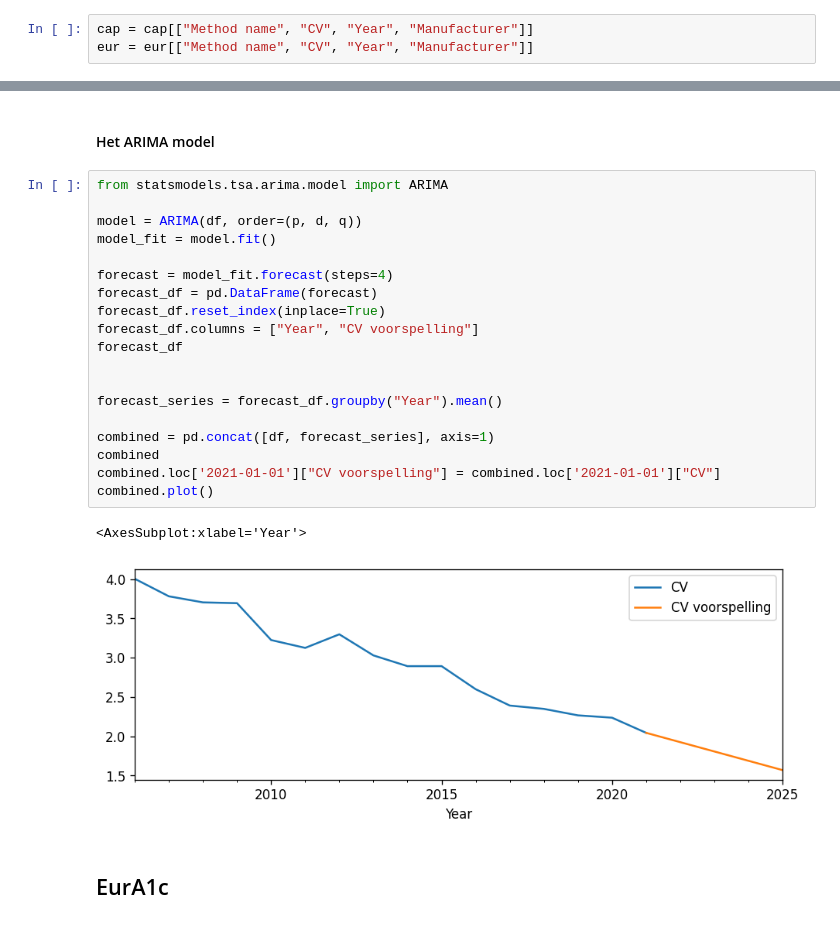
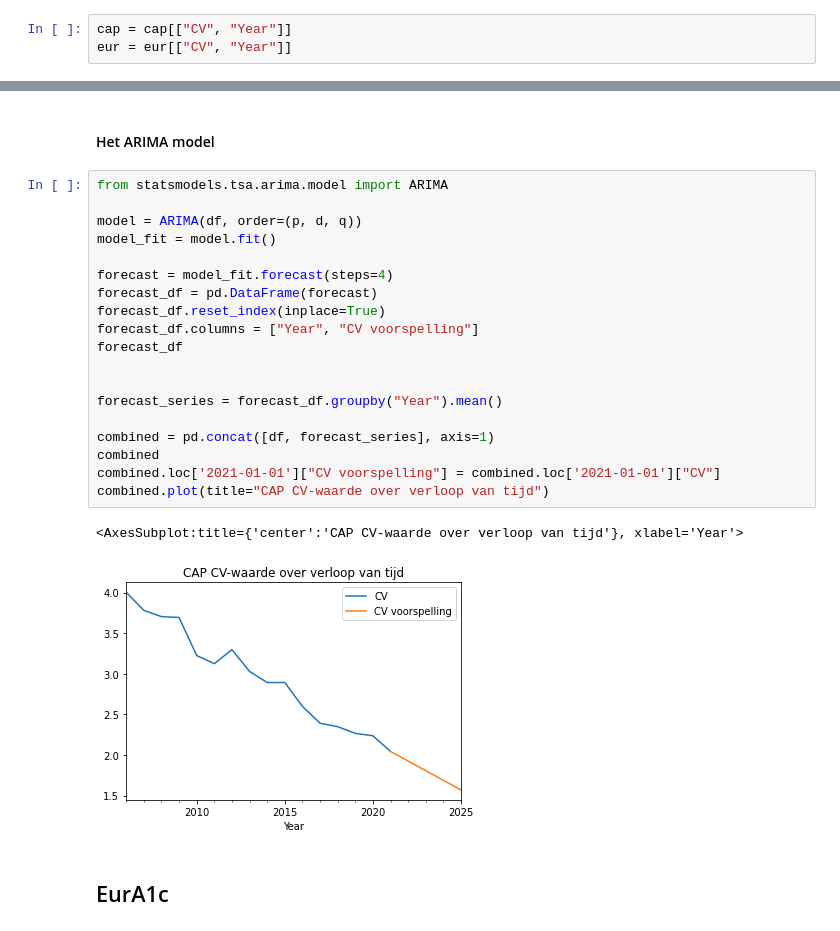
Before and after one commit to DSa-HbA1c/Predictions, a Jupyter notebook: cv-regression-sebas.ipynb, the cells around one changed output, grey strips where cells are left out. Cells and saved outputs as stored; diff of their text form.

```diff
--- a/cv-regression-sebas.ipynb
+++ b/cv-regression-sebas.ipynb
@@ -91,6 +92,6 @@ De producentnaam is nodig gezien we een overzicht per producent willen maken.
 # %%
-cap = cap[["Method name", "CV", "Year", "Manufacturer"]]
-eur = eur[["Method name", "CV", "Year", "Manufacturer"]]
+cap = cap[["CV", "Year"]]
+eur = eur[["CV", "Year"]]
 # %% [markdown]
 ## Data opschonen
 # %%
@@ -205,25 +206,25 @@ q = 1
 # %%
 from statsmodels.tsa.arima.model import ARIMA
 
 model = ARIMA(df, order=(p, d, q))
 model_fit = model.fit()
 
 forecast = model_fit.forecast(steps=4)
 forecast_df = pd.DataFrame(forecast)
 forecast_df.reset_index(inplace=True)
 forecast_df.columns = ["Year", "CV voorspelling"]
 forecast_df
 
 
 forecast_series = forecast_df.groupby("Year").mean()
 
 combined = pd.concat([df, forecast_series], axis=1)
 combined
 combined.loc['2021-01-01']["CV voorspelling"] = combined.loc['2021-01-01']["CV"]
-combined.plot()
+combined.plot(title="CAP CV-waarde over verloop van tijd")
 # %% [output]
-<AxesSubplot:xlabel='Year'>
+<AxesSubplot:title={'center':'CAP CV-waarde over verloop van tijd'}, xlabel='Year'>
-[figure, old version]
+[figure, new version]
 # %% [markdown]
 ## EurA1c
 # %%
```
Also changed, not shown: parts of 18 cells of this notebook, 1 other file.
